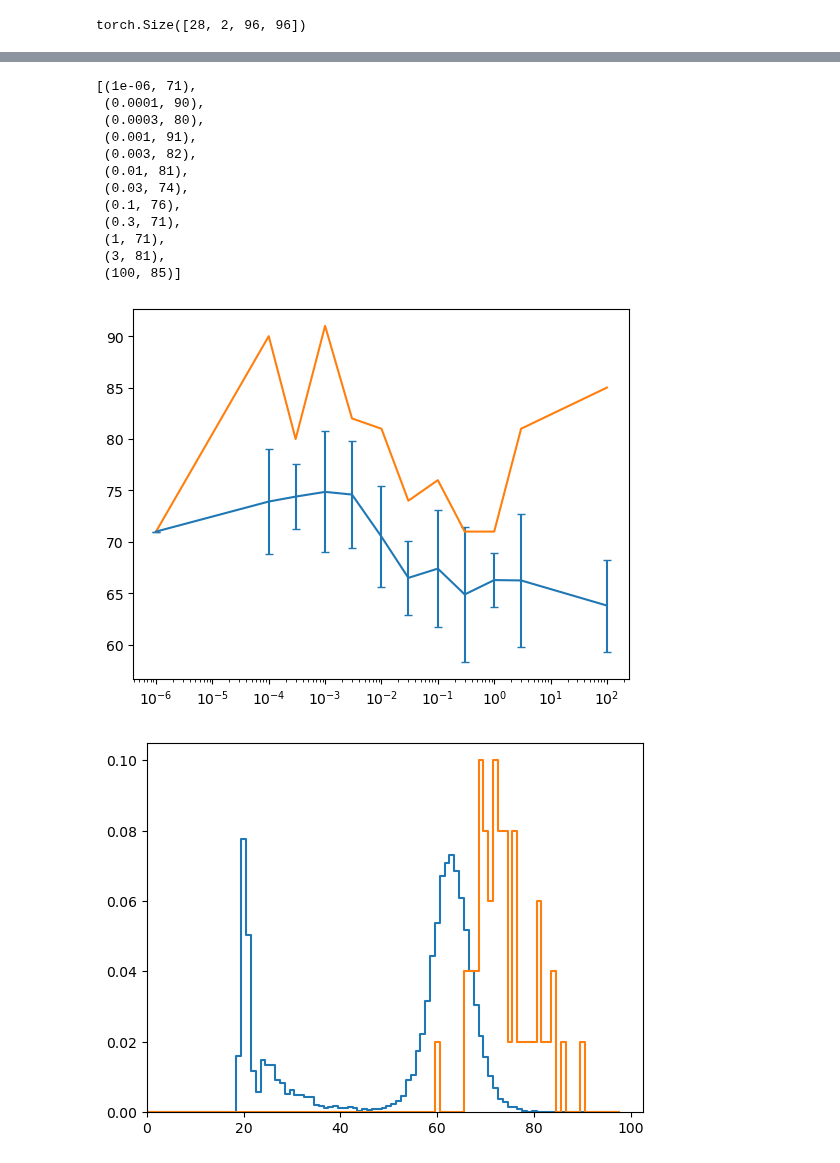
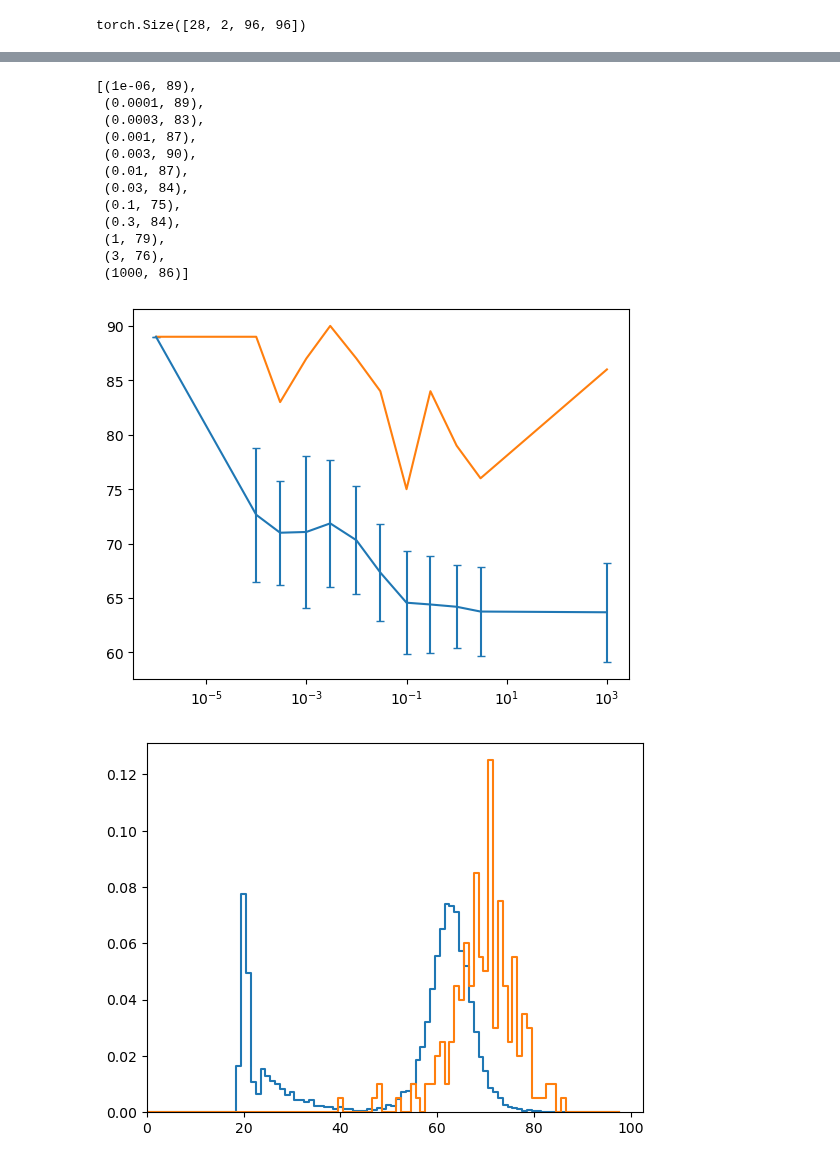
Before and after one commit to gillioz/MorpionSolitaire, a Jupyter notebook: deeplearning-disjoint/Exploration.ipynb, the cells around one changed output, grey strips where cells are left out. Cells and saved outputs as stored; diff of their text form; code cells hidden in the pictures.

```diff
--- a/deeplearning-disjoint/Exploration.ipynb
+++ b/deeplearning-disjoint/Exploration.ipynb
@@ -27,7 +27,7 @@ class ResNet(torch.nn.Module):
     def forward(self, inputs):
         return self.module(inputs) + inputs
 # %%
-net = torch.load('models/model-128-res-4.pt', map_location=device)
+net = torch.load('models/model-64-res-4.pt', map_location=device)
 net.eval()
 # %% [output]
 Sequential(
@@ -115,7 +115,7 @@ def play_random():
     game.playAtRandom()
     return game.getScore()
 # %%
-scores[100] = [play_random() for _ in range(10000)]
+scores[1000] = [play_random() for _ in range(10000)]
 # %%
 def play(t):
     game = PyMorpionSolitaire.Game5T('c')
@@ -143,7 +143,7 @@ t_list = [1e-4, 3e-4, 1e-3, 3e-3, 1e-2, 3e-2, 1e-1, 3e-1, 1, 3]
 for t in tqdm(t_list):
     if t not in scores:
         scores[t] = []
-    for _ in tqdm(range(10), leave=False):
+    for _ in tqdm(range(100), leave=False):
         s = play(t)
         # print(s)
         scores[t] = scores[t] + [s]
@@ -183,18 +183,18 @@ sorted(scores_std.items())
 scores_max = {t: np.max(score).item() for t, score in scores.items()}
 sorted(scores_max.items())
 # %% [output]
-[(1e-06, 71),
- (0.0001, 90),
- (0.0003, 80),
- (0.001, 91),
- (0.003, 82),
- (0.01, 81),
- (0.03, 74),
- (0.1, 76),
- (0.3, 71),
- (1, 71),
- (3, 81),
- (100, 85)]
+[(1e-06, 89),
+ (0.0001, 89),
+ (0.0003, 83),
+ (0.001, 87),
+ (0.003, 90),
+ (0.01, 87),
+ (0.03, 84),
+ (0.1, 75),
+ (0.3, 84),
+ (1, 79),
+ (3, 76),
+ (1000, 86)]
 # %%
 x = sorted(list(scores_mean.keys()))
 
@@ -203,17 +203,17 @@ plt.plot(x, [scores_max[i] for i in x], label="max")
 plt.xscale('log')
 plt.show()
 # %% [output]
-[figure, old version]
+[figure, new version]
 # %%
 bins = [i - 0.5 for i in range(100)]
 
-dist_0, bins = np.histogram(scores[100], bins, density=True)
+dist_0, bins = np.histogram(scores[1000], bins, density=True)
 dist, bins = np.histogram(scores[1e-3], bins, density=True)
 
 plt.step(bins[:-1], dist_0)
 plt.step(bins[:-1], dist)
 plt.xlim(0)
 plt.ylim(0)
 plt.show()
 # %% [output]
-[figure, old version]
+[figure, new version]
```
Also changed, not shown: parts of 8 cells of this notebook, 1 other file.
